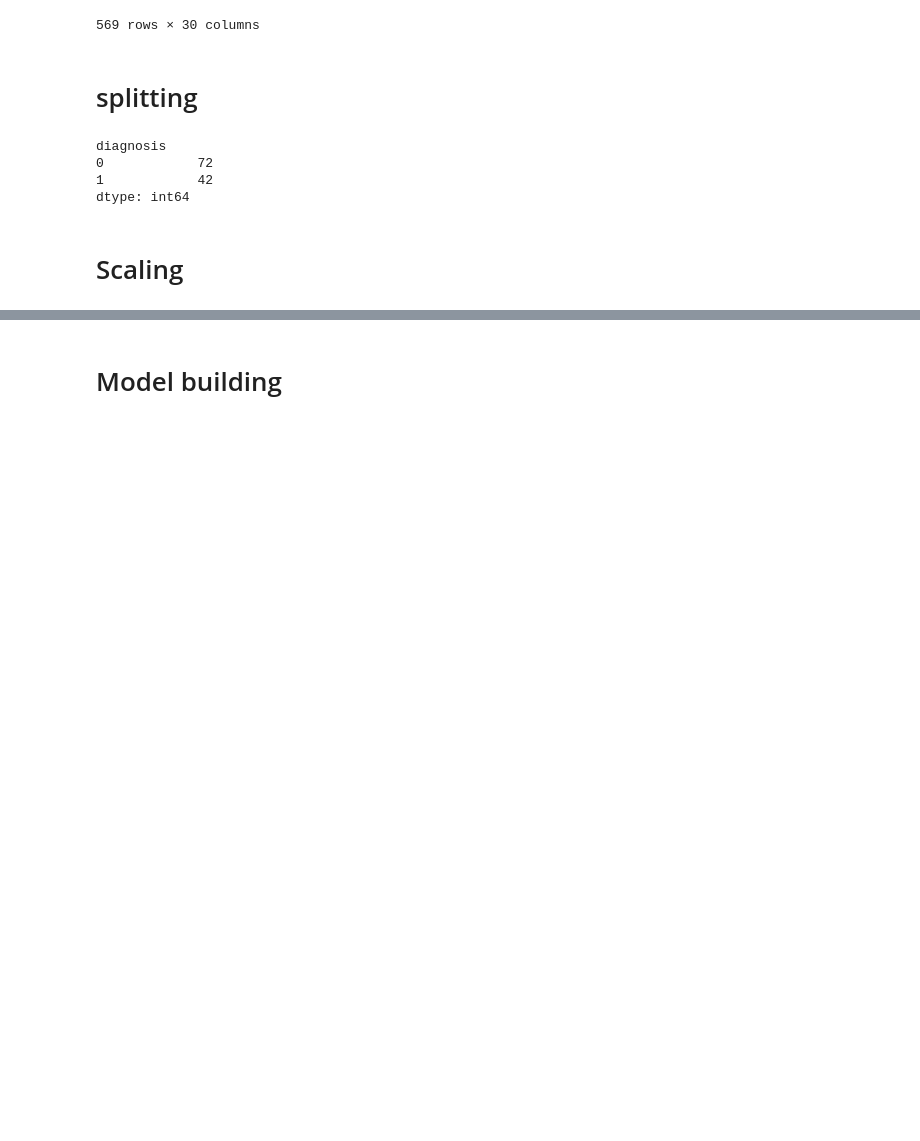
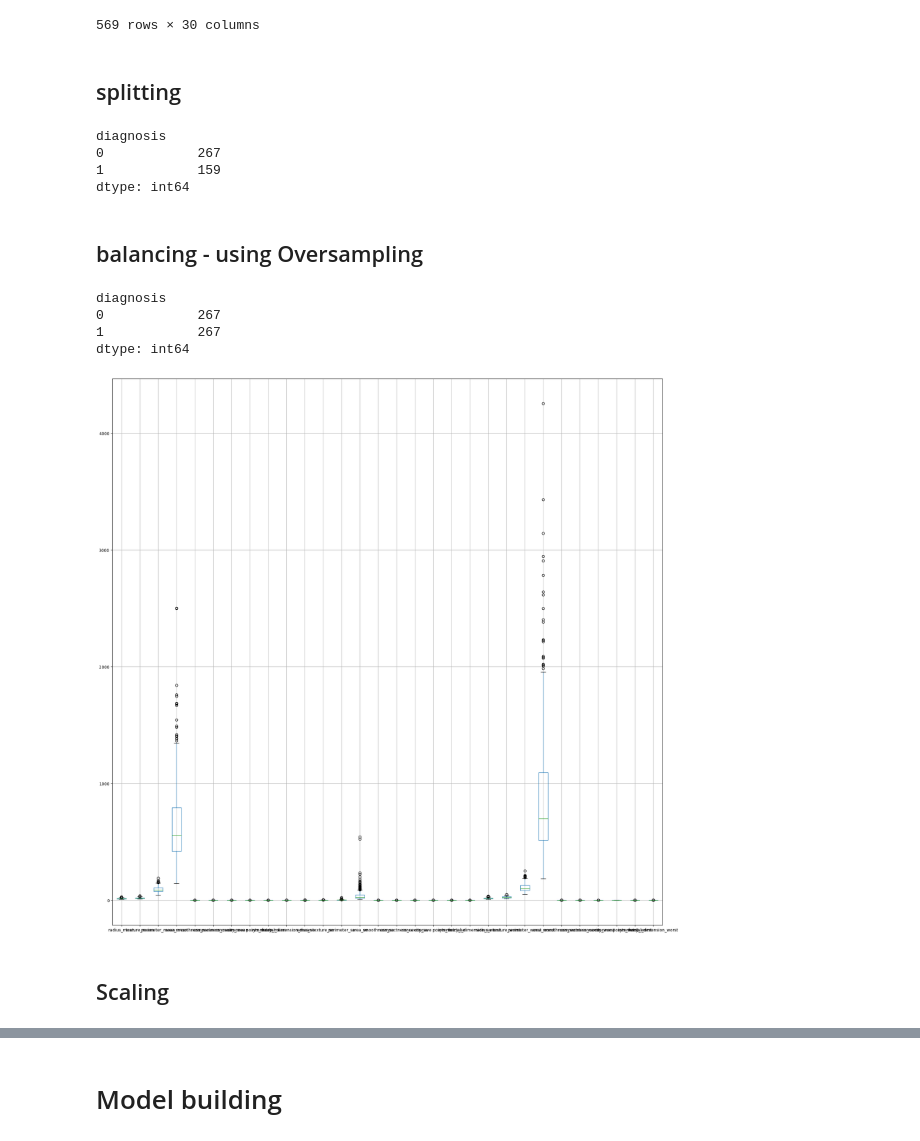
Before and after one commit to Sangeetha-Thirunaukarasu/Machine_Learning, a Jupyter notebook: breast_cancer_ML.ipynb, the cells around one changed output, grey strips where cells are left out. Saved outputs shown, nothing was run; the diff lists cells and outputs as text; code cells hidden in the pictures; blank space fills up the shorter version.

```diff
--- a/breast_cancer_ML.ipynb
+++ b/breast_cancer_ML.ipynb
@@ -155,19 +200,43 @@ X
 | 567 | 20.60 | 29.33 | 140.10 | 1265.0 | 0.11780 | 0.27700 | ... |
 | 568 | 7.76 | 24.54 | 47.92 | 181.0 | 0.05263 | 0.04362 | ... |
 569 rows × 30 columns
-# %% [markdown]
-# splitting
+# %% [markdown]
+## splitting
 # %%
 #splitting the data set for train and test
 
 from sklearn.model_selection import train_test_split
-X_train, X_test, y_train, y_test = train_test_split(X, y, test_size=0.2, stratify = y, random_state = 0)
-y_test.value_counts()
+X_train, X_test, y_train, y_test = train_test_split(X, y, test_size=0.25, stratify = y)
+y_train.value_counts()
+#y_test
 # %% [output]
 diagnosis
-0            72
-1            42
+0            267
+1            159
 dtype: int64
+# %% [markdown]
+## balancing - using Oversampling
+# %%
+#we have imabalanced data set. Oversampling to make it balanced since we have less no.of records
+
+#importing smote
+from imblearn.over_sampling import SMOTE
+#creating object for class smote
+smt = SMOTE()
+X_train_sam, y_train_sam = smt.fit_resample(X_train,y_train)
+y_train_sam.value_counts()
+# %% [output]
+diagnosis
+0            267
+1            267
+dtype: int64
+# %%
+#before scaling
+X_train.boxplot()
+#plt.plot(X_train)
+plt.show()
+# %% [output]
+[figure, added]
 # %% [markdown]
-# Scaling
+## Scaling
 # %%
```
Also changed, not shown: parts of 77 cells of this notebook.
